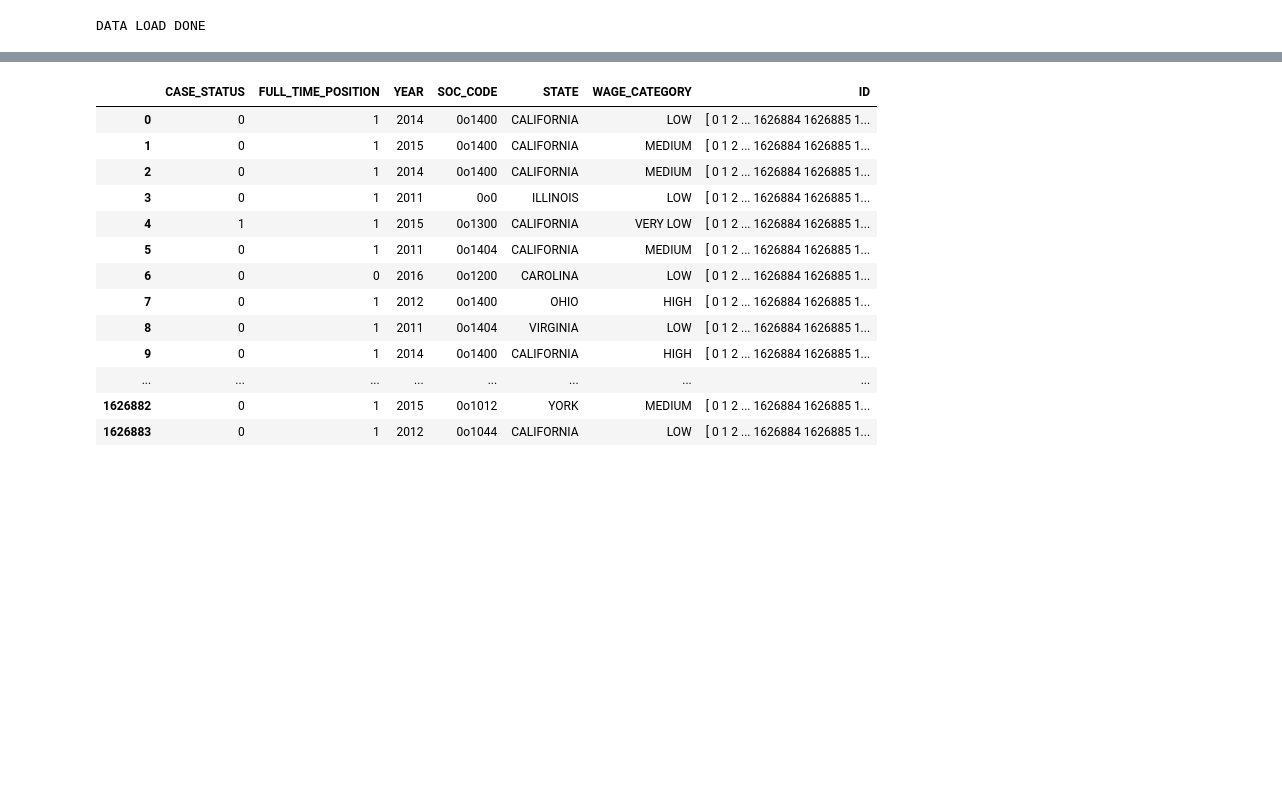
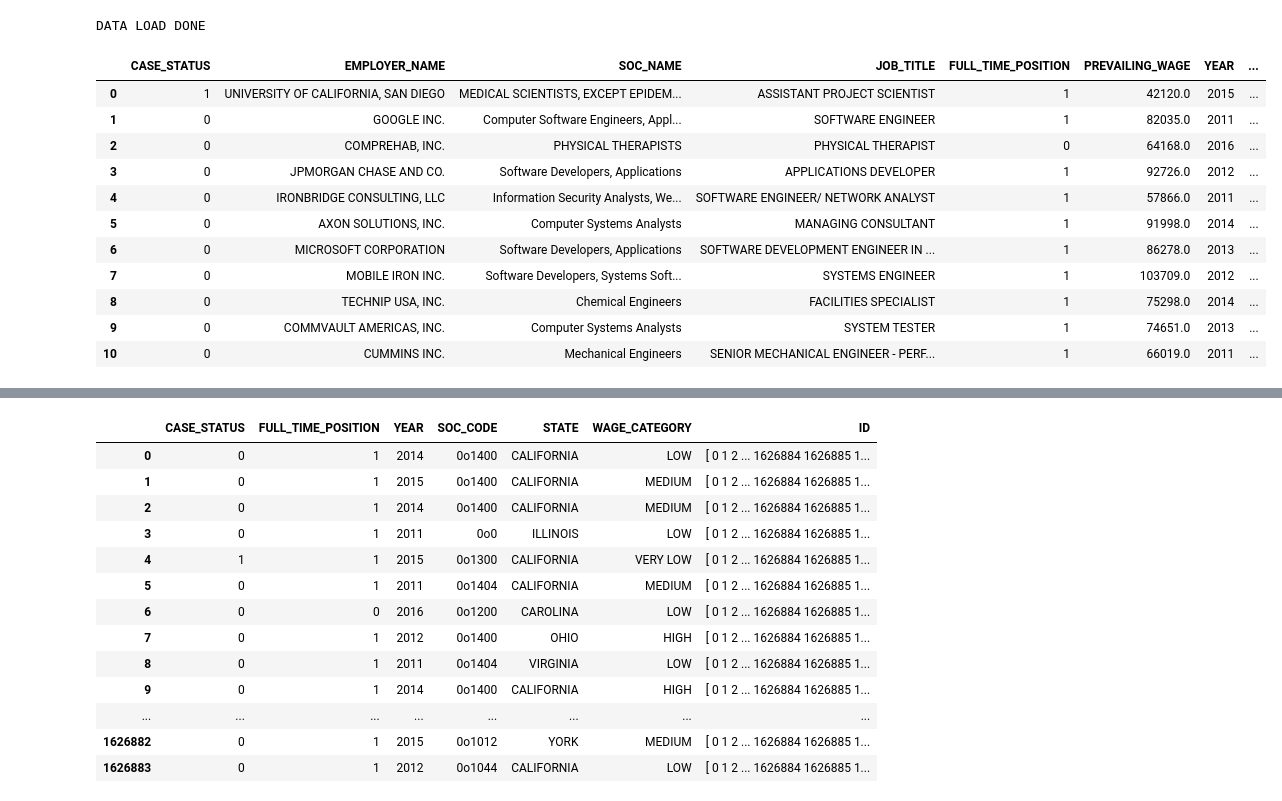
Before and after one commit to Ryulth/H1B_Visa_prediction_kaggle, a Jupyter notebook: train.ipynb, the cells around one changed output, grey strips where cells are left out. Saved outputs shown, nothing was run; the diff lists cells and outputs as text; code cells hidden in the pictures; blank space fills up the shorter version.

Commit message:
ADD skiprow,nrow arg

```diff
--- a/train.ipynb
+++ b/train.ipynb
@@ -4,10 +4,25 @@ import numpy as np
 # %%
 file_path='./datas/'
 file_name=file_path+"h1b_train_preprocessing.csv"
-df=pd.read_csv(file_name,keep_default_na=False)
+df=pd.read_csv(file_name,keep_default_na=False,skiprows=range(1,5),nrows=11)
 #df.columns
 print("DATA LOAD DONE")
 # %% [output]
 DATA LOAD DONE
+# %%
+df
+# %% [output]
+|  | CASE_STATUS | EMPLOYER_NAME | SOC_NAME | JOB_TITLE | FULL_TIME_POSITION | PREVAILING_WAGE | YEAR | ... |
+| 0 | 1 | UNIVERSITY OF CALIFORNIA, SAN DIEGO | MEDICAL SCIENTISTS, EXCEPT EPIDEM... | ASSISTANT PROJECT SCIENTIST | 1 | 42120.0 | 2015 | ... |
+| 1 | 0 | GOOGLE INC. | Computer Software Engineers, Appl... | SOFTWARE ENGINEER | 1 | 82035.0 | 2011 | ... |
+| 2 | 0 | COMPREHAB, INC. | PHYSICAL THERAPISTS | PHYSICAL THERAPIST | 0 | 64168.0 | 2016 | ... |
+| 3 | 0 | JPMORGAN CHASE AND CO. | Software Developers, Applications | APPLICATIONS DEVELOPER | 1 | 92726.0 | 2012 | ... |
+| 4 | 0 | IRONBRIDGE CONSULTING, LLC | Information Security Analysts, We... | SOFTWARE ENGINEER/ NETWORK ANALYST | 1 | 57866.0 | 2011 | ... |
+| 5 | 0 | AXON SOLUTIONS, INC. | Computer Systems Analysts | MANAGING CONSULTANT | 1 | 91998.0 | 2014 | ... |
+| 6 | 0 | MICROSOFT CORPORATION | Software Developers, Applications | SOFTWARE DEVELOPMENT ENGINEER IN ... | 1 | 86278.0 | 2013 | ... |
+| 7 | 0 | MOBILE IRON INC. | Software Developers, Systems Soft... | SYSTEMS ENGINEER | 1 | 103709.0 | 2012 | ... |
+| 8 | 0 | TECHNIP USA, INC. | Chemical Engineers | FACILITIES SPECIALIST | 1 | 75298.0 | 2014 | ... |
+| 9 | 0 | COMMVAULT AMERICAS, INC. | Computer Systems Analysts | SYSTEM TESTER | 1 | 74651.0 | 2013 | ... |
+| 10 | 0 | CUMMINS INC. | Mechanical Engineers | SENIOR MECHANICAL ENGINEER - PERF... | 1 | 66019.0 | 2011 | ... |
 # %%
 df["ID"]=df.index
```
Also changed, not shown: parts of 1 cell of this notebook.
